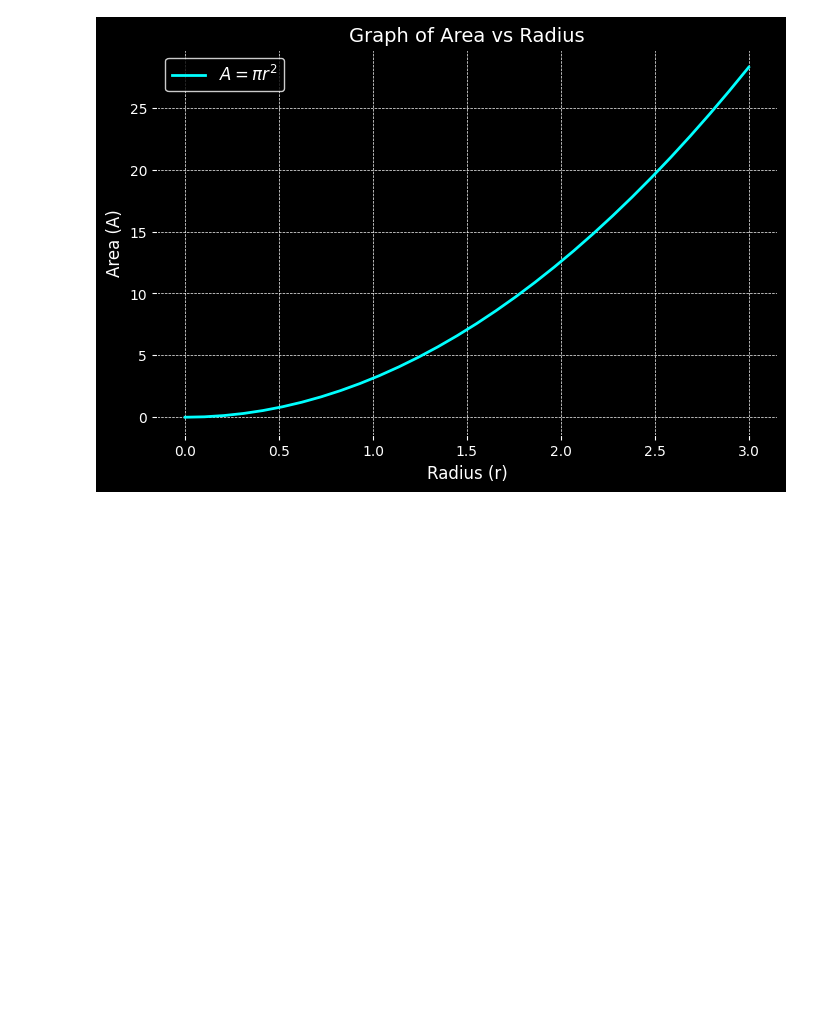
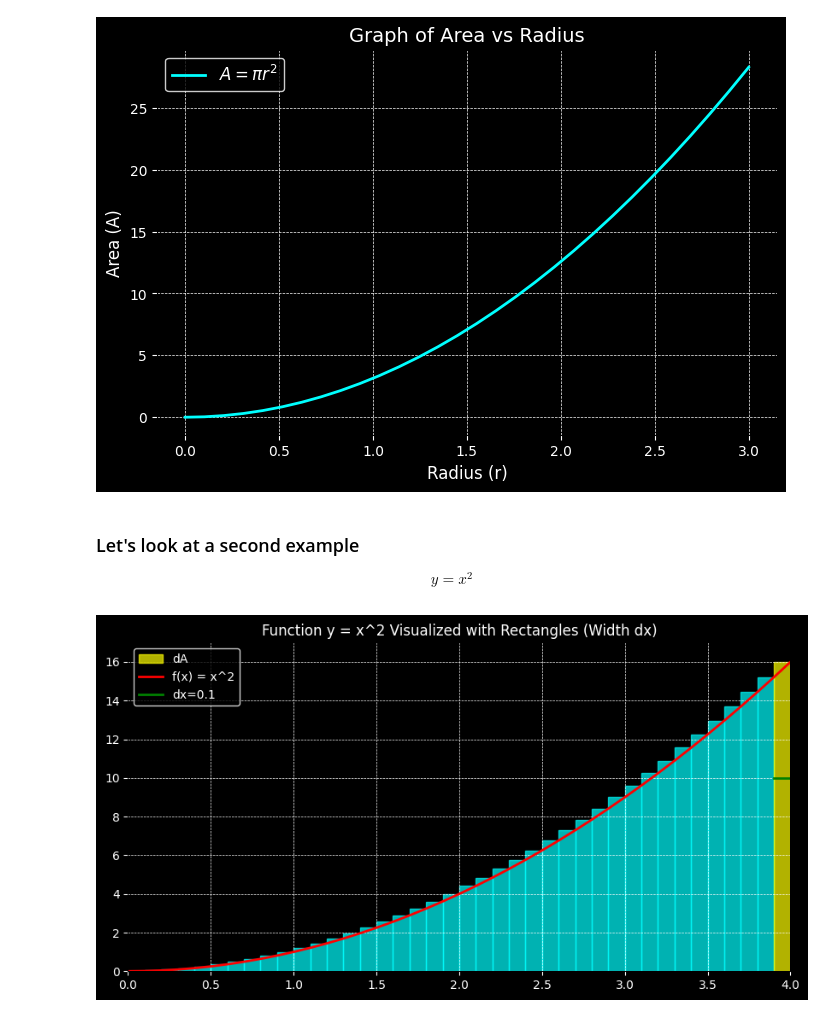
Before and after one commit to KevinGarrison/PythonCalculusEssentials, a Jupyter notebook: chapter_1.ipynb, the cells around one changed output. Drawn from its saved outputs; the diff is of its cells as text; code cells hidden in the pictures; blank space fills up the shorter version.

Commit message:
added new example

```diff
--- a/chapter_1.ipynb
+++ b/chapter_1.ipynb
@@ -242,3 +242,56 @@ plt.legend(fontsize=12, loc='upper left', facecolor='black', edgecolor='white',
 plt.show()
 # %% [output]
 [figure]
+# %% [markdown]
+### Let's look at a second example
+$$ y = x^2 $$
+# %%
+# Parameters for x^2 function
+dx = 0.1  # Width of each rectangle slice
+num_rectangles = 40  # Fewer slices for better visualization
+x_start = 0  # Starting x value
+
+# Create a figure and axis
+fig, ax = plt.subplots(figsize=(10, 5))
+
+# Set black canvas
+fig.patch.set_facecolor('black')
+ax.set_facecolor('black')
+
+for i in range(num_rectangles):
+    # Calculate the height of the rectangle (proportional to x^2)
+    x_value = x_start + (i + 1) * dx
+    rect_height = x_value**2  # Height is x^2
+    rect_x = i * dx  # Position each rectangle horizontally
+    rect_y = 0  # Start all rectangles at y=0
+
+    # Draw the rectangle, color the last bin yellow
+    if i == num_rectangles - 1:
+        rectangle = plt.Rectangle((rect_x, rect_y), dx, rect_height, color='yellow', alpha=0.7, label="dA")
+    else:
+        rectangle = plt.Rectangle((rect_x, rect_y), dx, rect_height, color='cyan', alpha=0.7)
+    ax.add_patch(rectangle)
+# Update limits for smaller range
+ax.set_xlim(0, num_rectangles * dx)
+ax.set_ylim(0, (x_start + num_rectangles * dx)**2 + 1)
+
+# Add the curve of x^2
+x_values = [x_start + i * dx for i in range(num_rectangles + 1)]
+y_values = [x**2 for x in x_values]
+ax.plot(x_values, y_values, color='red', linestyle='-', linewidth=2, label='f(x) = x^2')
+ax.plot([3.9, 4.0], [10, 10], color='green', linestyle='-', linewidth=2, label='dx=0.1')
+
+# Add title
+ax.set_title("Function y = x^2 Visualized with Rectangles (Width dx)", color='white')
+
+# Enable grid and customize ticks
+ax.grid(color='white', linestyle='--', linewidth=0.5)
+ax.tick_params(colors='white')
+
+# Add legend
+plt.legend(loc='upper left', fontsize=10, facecolor='black', edgecolor='white', labelcolor='white')
+
+# Show the plot
+plt.show()
+# %% [output]
+[figure, added]
```
Also changed, not shown: parts of 2 cells of this notebook.
